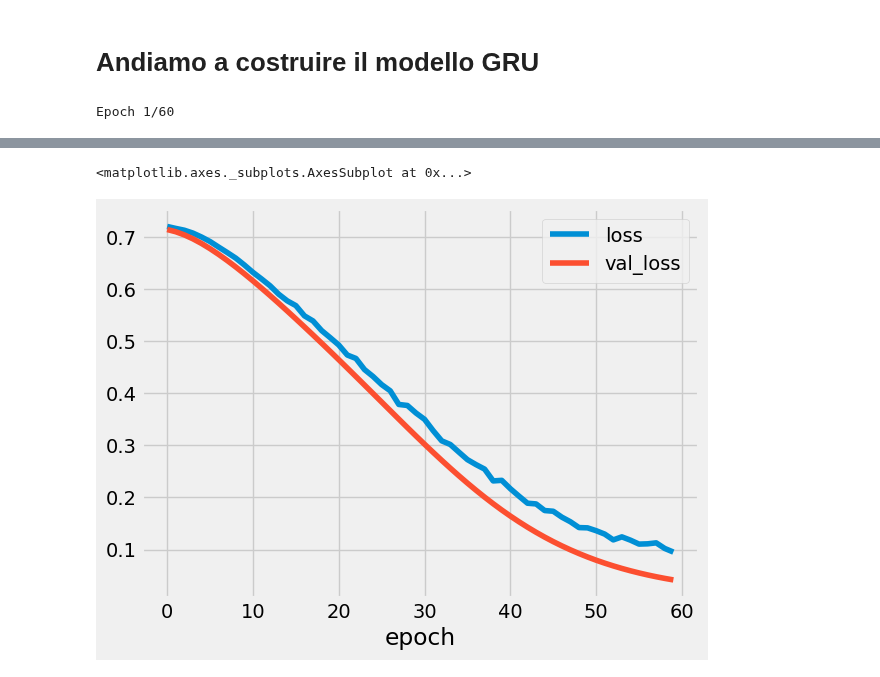
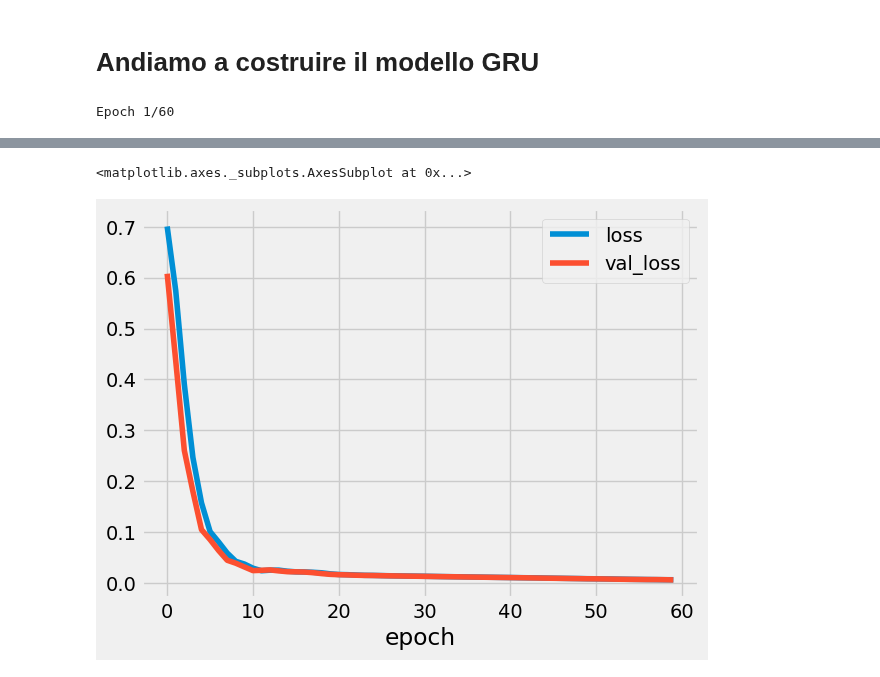
Before and after one commit to Simone-Scalella/AgriVision2022, a Jupyter notebook: GruEasy2.ipynb, the cells around one changed output, grey strips where cells are left out. Drawn from its saved outputs; the diff is of its cells as text; code cells hidden in the pictures.

```diff
--- a/GruEasy2.ipynb
+++ b/GruEasy2.ipynb
@@ -147,14 +16,0 @@ inputs  = sc.fit_transform(inputs)
-# %%
-# Preparing X_test and predicting the prices
-
-X_test = []
-#X_test = dataset_total[len(dataset_total)-2*Window:-Window]
-for i in range(Window,testLenght+Window):
-    X_test.append(inputs[i-Window:i,0])
-X_test = np.array(X_test)
-X_test = np.reshape(X_test, (1,Window,1))
-print(X_test.shape)
-predicted_stock_price = regressor.predict(X_test)
-
-predicted_stock_price = sc.inverse_transform(predicted_stock_price)
-print(predicted_stock_price)
@@ -295,21 +144,21 @@ The root mean squared error is 0.077805492893546.
 # Andiamo a costruire il modello GRU
 # %%
 # The GRU architecture
-Nepoch = 150
+Nepoch = 60
+# The LSTM architecture
+# The GRU architecture
 regressorGRU = Sequential()
-# First GRU layer
-regressorGRU.add(GRU(units=50, return_sequences=True,input_shape=(n_lookback,1), activation='tanh'))
-regressorGRU.add(Dropout(0.2))
-regressorGRU.add(GRU(units=50, return_sequences=True,input_shape=(n_lookback,1), activation='tanh'))
-regressorGRU.add(Dropout(0.2))
-regressorGRU.add(GRU(units=50, return_sequences=True,input_shape=(n_lookback,1), activation='tanh'))
-regressorGRU.add(Dropout(0.2))
-regressorGRU.add(GRU(units=50, activation='tanh'))
-regressorGRU.add(Dropout(0.2))
+# First GRU layer with Dropout regularisation
+regressorGRU.add(GRU(units=60, return_sequences=True, input_shape=(n_lookback,1),activation='tanh'))
+regressorGRU.add(GRU(units=120, return_sequences=True, input_shape=(n_lookback,1),activation='tanh'))
+regressorGRU.add(GRU(units=240, return_sequences=True, input_shape=(n_lookback,1),activation='tanh'))
+regressorGRU.add(GRU(units=120,activation='tanh'))
 regressorGRU.add(Dense(units=n_forecast))
-regressorGRU.compile(optimizer=SGD(lr=0.01, decay=1e-7, momentum=0.9, nesterov=False),loss='mean_squared_error')
+# Compiling the RNN
+#regressorGRU.compile(optimizer=SGD(lr=0.01, decay=1e-7, momentum=0.9, nesterov=False),loss='mean_squared_error')
+regressorGRU.compile(optimizer=Adam(lr=0.002, beta_1=0.9, beta_2=0.999, epsilon=1e-8),loss='mean_squared_error')
 # Fitting to the training set
-gruHistory = regressorGRU.fit(X,Y,epochs=Nepoch,validation_data=(X_val,Y_val),batch_size=150)
+gruHistory = regressorGRU.fit(X,Y,epochs=Nepoch,validation_data=(X_val,Y_val),batch_size=32)
 
 history_df = pd.DataFrame(columns=['epoch', 'loss'])
 history_df['epoch'] = range(Nepoch)
@@ -339,5 +188,5 @@ Epoch 60/60
 <matplotlib.axes._subplots.AxesSubplot at 0x...>
-[figure, old version]
+[figure, new version]
 # %%
 dataset_total = np.reshape(NDVI[90].data_matrix.flatten(),(NDVI[90].data_matrix.flatten().shape[0],1))
 starttime = 10
```
Also changed, not shown: parts of 15 cells of this notebook.
